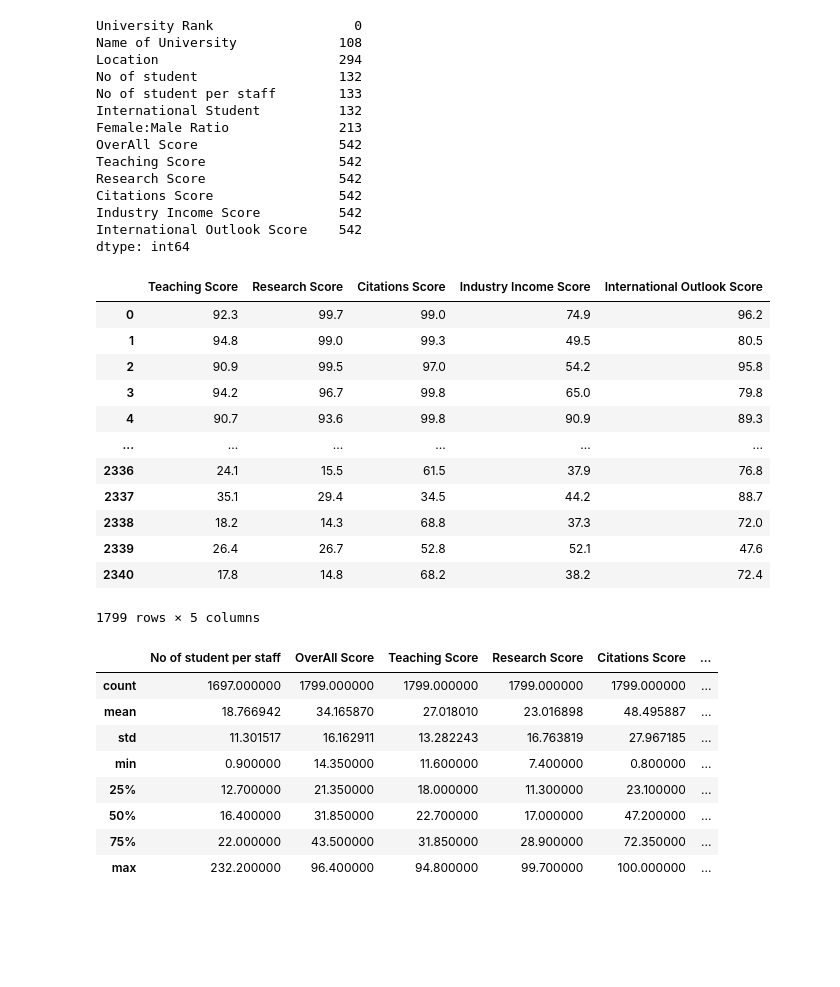
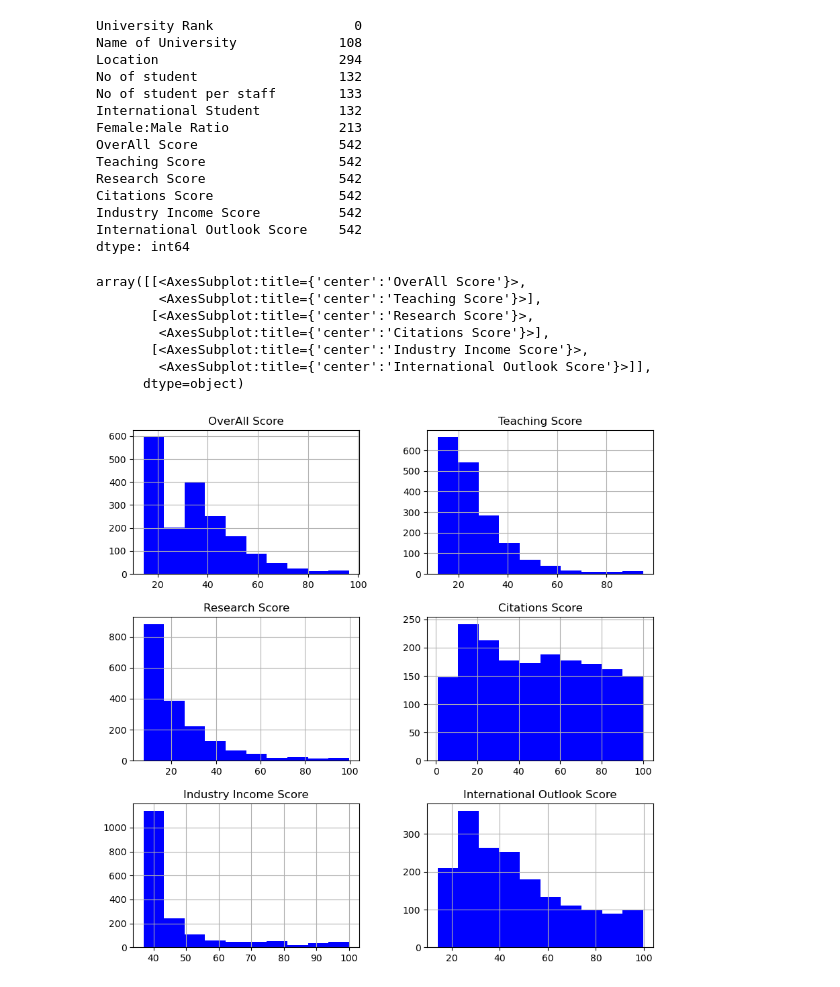
Before and after one commit to johnsonmen/First-Blog, a Jupyter notebook: University_rankings.ipynb, the cells around one changed output. Drawn from its saved outputs; the diff is of its cells as text; code cells hidden in the pictures; blank space fills up the shorter version.

```diff
--- a/University_rankings.ipynb
+++ b/University_rankings.ipynb
@@ -126,9 +151,10 @@ dtype: object
 # Are there any missing values?
 print(df.isnull().sum())
 
-# Drop the rows with missing values
-df.dropna(subset=['OverAll Score','Teaching Score','Research Score',\
-    'Citations Score','Industry Income Score', 'International Outlook Score'], how='any', inplace=True)
+# Drop the rows with missing values in scores
+df_scores = df[['OverAll Score', 'Teaching Score','Research Score','Citations Score',\
+    'Industry Income Score', 'International Outlook Score']].copy()
+df_scores.dropna(how='any', inplace=True)
 # %% [output]
 University Rank                  0
 Name of University             108
@@ -144,33 +170,14 @@ Citations Score                542
 Industry Income Score          542
 International Outlook Score    542
 dtype: int64
-# %%
-df_score = df[['Teaching Score','Research Score','Citations Score',\
-    'Industry Income Score', 'International Outlook Score']]
-df_score
-# %% [output]
-|  | Teaching Score | Research Score | Citations Score | Industry Income Score | International Outlook Score |
-| 0 | 92.3 | 99.7 | 99.0 | 74.9 | 96.2 |
-| 1 | 94.8 | 99.0 | 99.3 | 49.5 | 80.5 |
-| 2 | 90.9 | 99.5 | 97.0 | 54.2 | 95.8 |
-| 3 | 94.2 | 96.7 | 99.8 | 65.0 | 79.8 |
-| 4 | 90.7 | 93.6 | 99.8 | 90.9 | 89.3 |
-| ... | ... | ... | ... | ... | ... |
-| 2336 | 24.1 | 15.5 | 61.5 | 37.9 | 76.8 |
-| 2337 | 35.1 | 29.4 | 34.5 | 44.2 | 88.7 |
-| 2338 | 18.2 | 14.3 | 68.8 | 37.3 | 72.0 |
-| 2339 | 26.4 | 26.7 | 52.8 | 52.1 | 47.6 |
-| 2340 | 17.8 | 14.8 | 68.2 | 38.2 | 72.4 |
-1799 rows × 5 columns
-# %%
-df.describe()
-# %% [output]
-|  | No of student per staff | OverAll Score | Teaching Score | Research Score | Citations Score | ... |
-| count | 1697.000000 | 1799.000000 | 1799.000000 | 1799.000000 | 1799.000000 | ... |
-| mean | 18.766942 | 34.165870 | 27.018010 | 23.016898 | 48.495887 | ... |
-| std | 11.301517 | 16.162911 | 13.282243 | 16.763819 | 27.967185 | ... |
-| min | 0.900000 | 14.350000 | 11.600000 | 7.400000 | 0.800000 | ... |
-| 25% | 12.700000 | 21.350000 | 18.000000 | 11.300000 | 23.100000 | ... |
-| 50% | 16.400000 | 31.850000 | 22.700000 | 17.000000 | 47.200000 | ... |
-| 75% | 22.000000 | 43.500000 | 31.850000 | 28.900000 | 72.350000 | ... |
-| max | 232.200000 | 96.400000 | 94.800000 | 99.700000 | 100.000000 | ... |
+# %%
+df_scores.hist(figsize=(10,10), bins=10, color='blue')
+# %% [output]
+array([[<AxesSubplot:title={'center':'OverAll Score'}>,
+        <AxesSubplot:title={'center':'Teaching Score'}>],
+       [<AxesSubplot:title={'center':'Research Score'}>,
+        <AxesSubplot:title={'center':'Citations Score'}>],
+       [<AxesSubplot:title={'center':'Industry Income Score'}>,
+        <AxesSubplot:title={'center':'International Outlook Score'}>]],
+      dtype=object)
+[figure, added]
```
Also changed, not shown: parts of 5 cells of this notebook.
